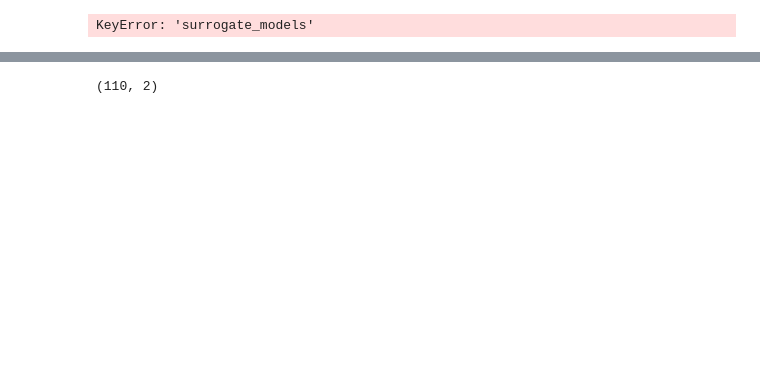
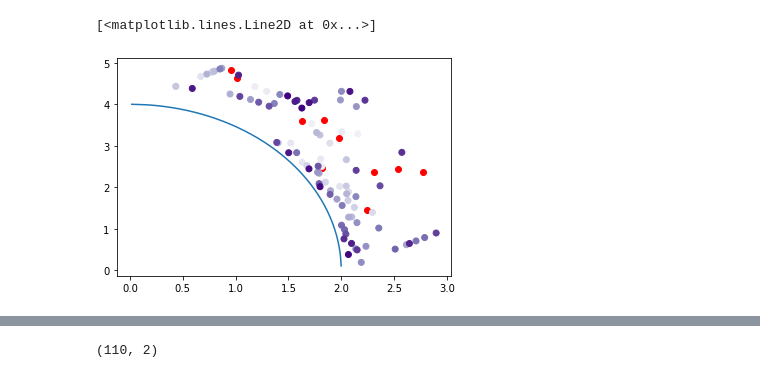
Before and after one commit to FinleyGibson/SAF_EMO, a Jupyter notebook: analytics/basic_optimisation/wfg_6_2d.ipynb, the cells around one changed output, grey strips where cells are left out. Drawn from its saved outputs; the diff is of its cells as text; code cells hidden in the pictures; blank space fills up the shorter version.

```diff
--- a/analytics/basic_optimisation/wfg_6_2d.ipynb
+++ b/analytics/basic_optimisation/wfg_6_2d.ipynb
@@ -180,6 +142,12 @@ A = pickle.load(open("./test.pkl", "rb"))
-# %%
-A["surrogate_models"][0][0]
-# %% [output]
-KeyError: 'surrogate_models'
 # %%
 import matplotlib.cm as cm
+# %%
+#saf mean
+colors = cm.Purples(np.linspace(0, 1, len(opt.y)))
+y = y[np.argsort(y[:,0])]
+plt.scatter(opt.y[:10,0], opt.y[:10,1], c = "r")
+plt.scatter(opt.y[10:,0], opt.y[10:,1], c = colors[10:])
+plt.plot(y[:,0], y[:,1])
+# %% [output]
+[<matplotlib.lines.Line2D at 0x...>]
+[figure, added]
```
Also changed, not shown: parts of 8 cells of this notebook, 5 other files.
